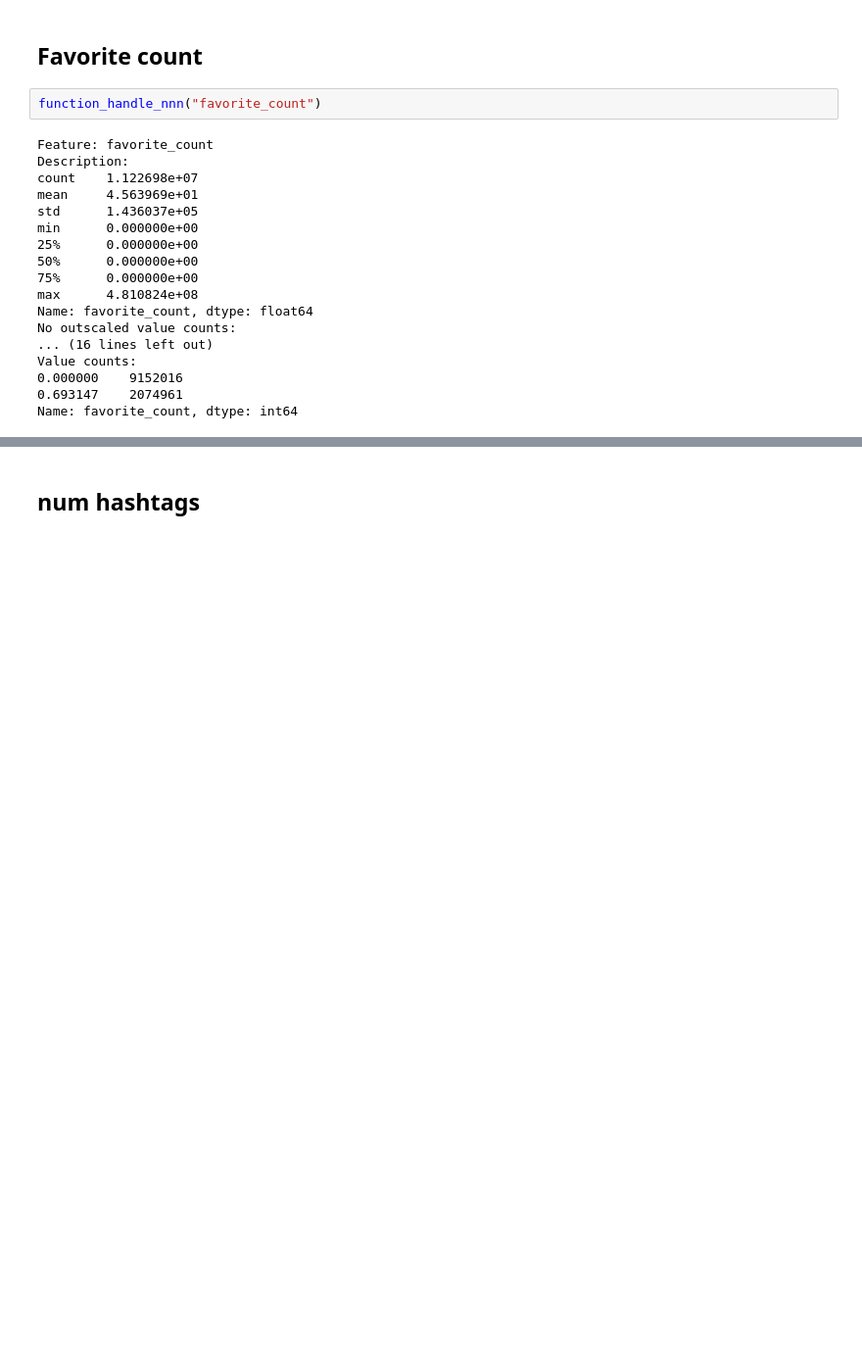
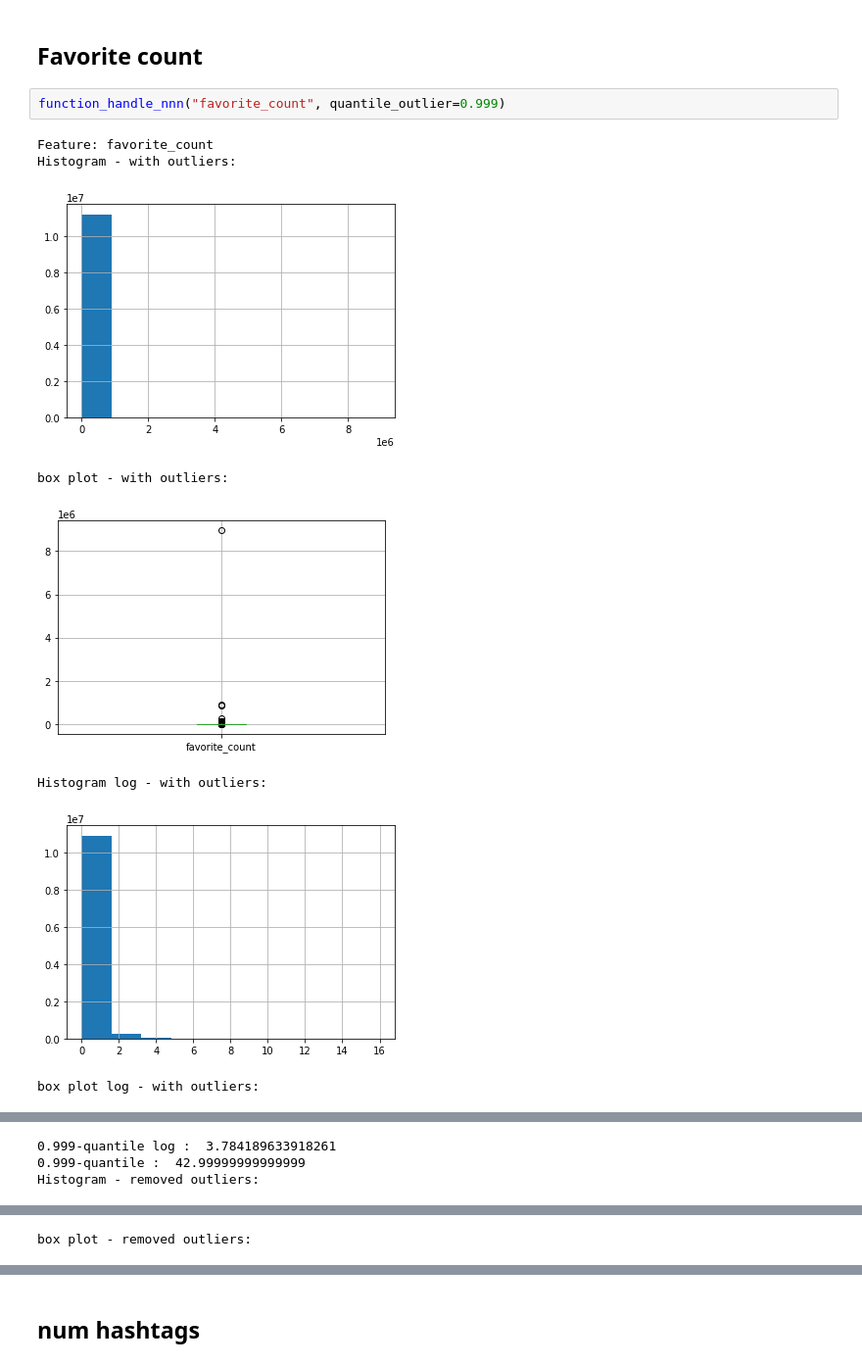
Before and after one commit to Andrew-Wyn/Data_Mining_22_23, a Jupyter notebook: DataUnderstanding.ipynb, the cells around one changed output, grey strips where cells are left out. Shown at 98% size. Drawn from its saved outputs; the diff is of its cells as text; blank space fills up the shorter version.

```diff
--- a/DataUnderstanding.ipynb
+++ b/DataUnderstanding.ipynb
@@ -834,22 +833,13 @@ Name: reply_count, dtype: int64
 # %% [markdown]
 ## Favorite count
 # %%
-function_handle_nnn("favorite_count")
+function_handle_nnn("favorite_count", quantile_outlier=0.999)
 # %% [output]
 Feature: favorite_count
-Description:
-count    1.122698e+07
-mean     4.563969e+01
-std      1.436037e+05
-min      0.000000e+00
-25%      0.000000e+00
-50%      0.000000e+00
-75%      0.000000e+00
-max      4.810824e+08
-Name: favorite_count, dtype: float64
-No outscaled value counts:
-... (16 lines left out)
-Value counts:
-0.000000    9152016
-0.693147    2074961
-Name: favorite_count, dtype: int64
+Histogram - with outliers:
+[figure, added]
+box plot - with outliers:
+[figure, added]
+Histogram log - with outliers:
+[figure, added]
+box plot log - with outliers:
@@ -855,0 +847,3 @@ Name: favorite_count, dtype: int64
+0.999-quantile log :  3.784189633918261
+0.999-quantile :  42.99999999999999
+Histogram - removed outliers:
@@ -855,0 +851 @@ Name: favorite_count, dtype: int64
+box plot - removed outliers:
```
Also changed, not shown: parts of 22 cells of this notebook, 1 other file.
